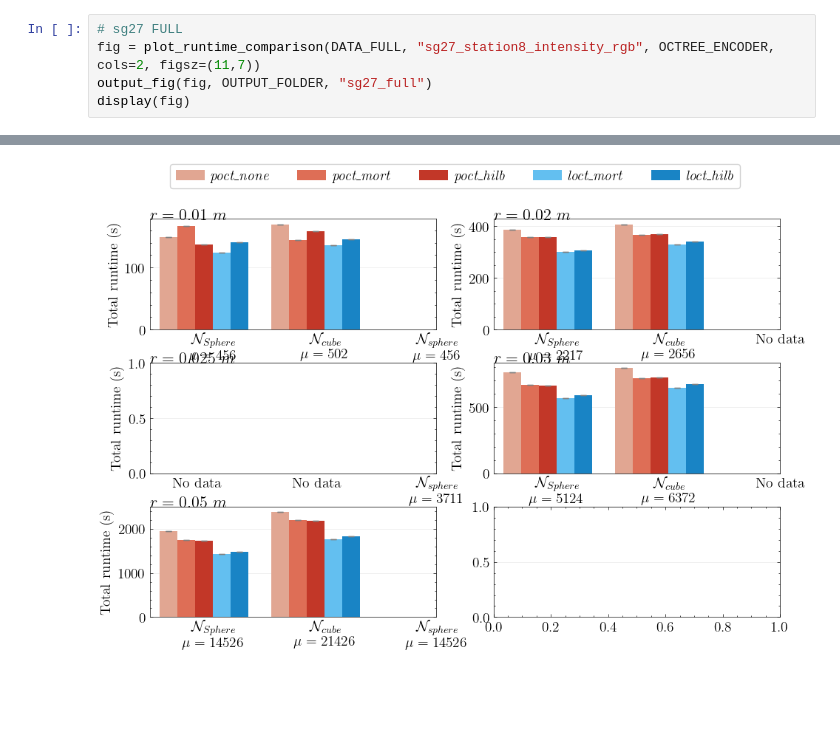
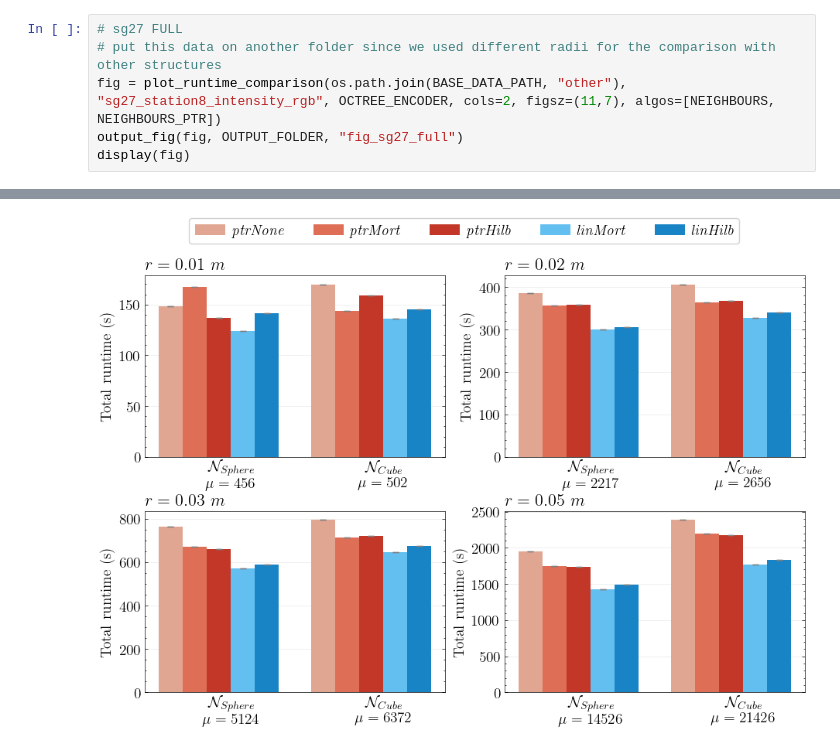
Before and after one commit to derivada/octrees-benchmark, a Jupyter notebook: plots/plots_benchmarks.ipynb, the cells around one changed output, grey strips where cells are left out. Saved outputs shown, nothing was run; the diff lists cells and outputs as text; blank space fills up the shorter version.

Commit message:
messing with 2D encoders

```diff
--- a/plots/plots_benchmarks.ipynb
+++ b/plots/plots_benchmarks.ipynb
@@ -28,6 +31,7 @@ Loading results file: ../results/subset/Paris_Luxembourg_6/Paris_Luxembourg_6-20
 # %%
 # sg27 FULL
-fig = plot_runtime_comparison(DATA_FULL, "sg27_station8_intensity_rgb", OCTREE_ENCODER, cols=2, figsz=(11,7))
-output_fig(fig, OUTPUT_FOLDER, "sg27_full")
+# put this data on another folder since we used different radii for the comparison with other structures
+fig = plot_runtime_comparison(os.path.join(BASE_DATA_PATH, "other"), "sg27_station8_intensity_rgb", OCTREE_ENCODER, cols=2, figsz=(11,7), algos=[NEIGHBOURS, NEIGHBOURS_PTR])
+output_fig(fig, OUTPUT_FOLDER, "fig_sg27_full")
 display(fig)
 # %% [output]
@@ -35,3 +39,3 @@ Loading results file: ../results/full/sg27_station8_intensity_rgb/sg27_station8_
-[figure, old version]
+[figure, new version]
 # %%
 # log-log SUBSETS
```
Also changed, not shown: parts of 28 cells of this notebook, 18 other files.
